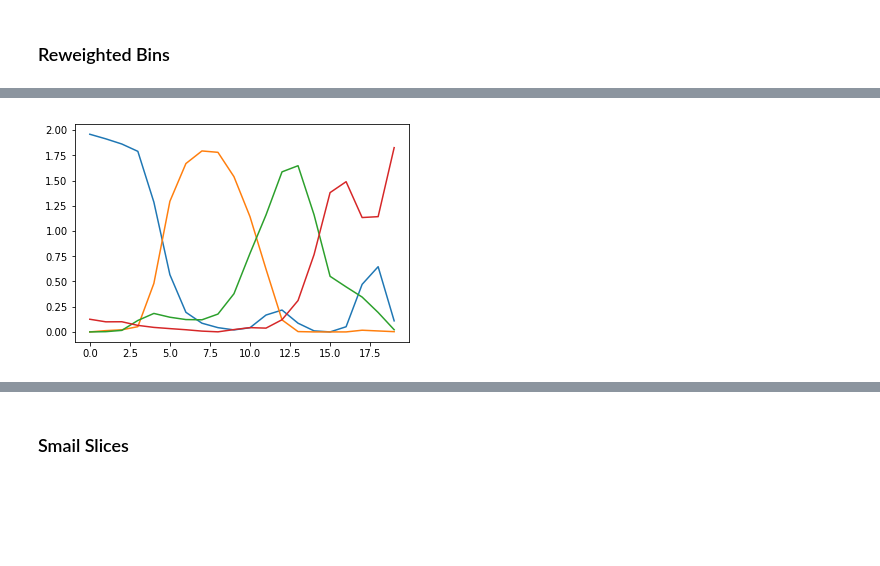
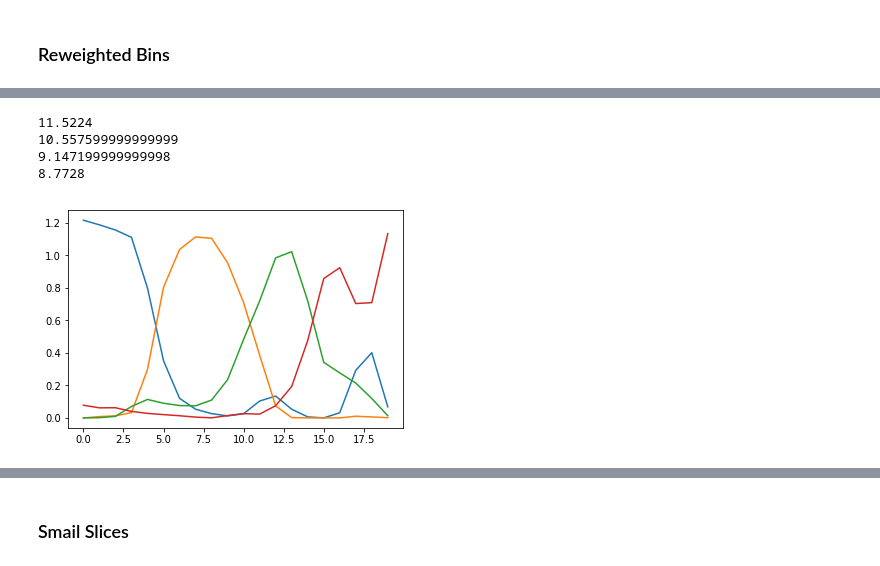
Before and after one commit to dkirkby/zotbin, a Jupyter notebook: Sandbox.ipynb, the cells around one changed output, grey strips where cells are left out. Saved outputs shown, nothing was run; the diff lists cells and outputs as text; code cells hidden in the pictures; blank space fills up the shorter version.

```diff
--- a/Sandbox.ipynb
+++ b/Sandbox.ipynb
@@ -92,7 +92,7 @@ classifier.train(train_data_arr[:ntrain_rf], training_z[:ntrain_rf])
 Finding bins for training data
 Fitting classifier
 # %%
-results = classifier.apply(valid_data_arr[:nvalid_rf])
+idx_rf = classifier.apply(valid_data_arr[:nvalid_rf])
 z_rf = val_z[:nvalid_rf]
 # %%
 def plot_rf_bins():
@@ -518,8 +520,9 @@ def get_binned_cl(z, idx, gals_per_arcmin2, zedges, ngals, cl_in, nl_in):
         sel = idx == ibin
         hist, _ = np.histogram(z[sel], bins=zedges)
         W = hist / ntot * gals_per_arcmin2
+        print(W.sum())
         for j in range(nprobe):
-            weights[j].append(W / ngals[j])
+            weights[j].append(W * 0.62)
     weights = [np.vstack(W) for W in weights]
     plt.plot(weights[0].T)
 
@@ -527,9 +530,13 @@ def get_binned_cl(z, idx, gals_per_arcmin2, zedges, ngals, cl_in, nl_in):
 
     return cl_out, nl_out
 # %%
-cl_out, nl_out = get_binned_cl(val_z[:nvalid_rf], results, 40, zedges, ngals, cl_in, cl_noise_in)
+cl_out, nl_out = get_binned_cl(z_rf, idx_rf, 40.0, zedges, ngals, cl_in, cl_noise_in)
 # %% [output]
+11.5224
+10.557599999999999
+9.147199999999998
+8.7728
-[figure, old version]
+[figure, new version]
 # %%
 plt.semilogy(cl_out.reshape(-1));
 plt.semilogy(mu, 'r.', ms=1);
```
Also changed, not shown: parts of 9 cells of this notebook.
